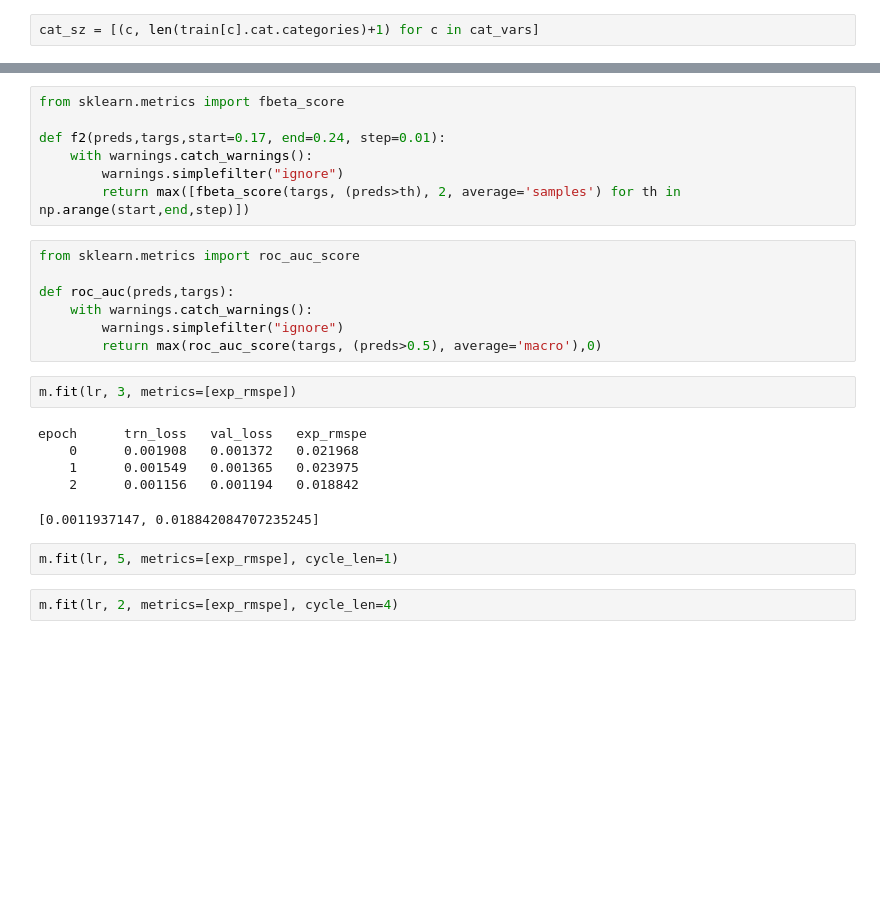
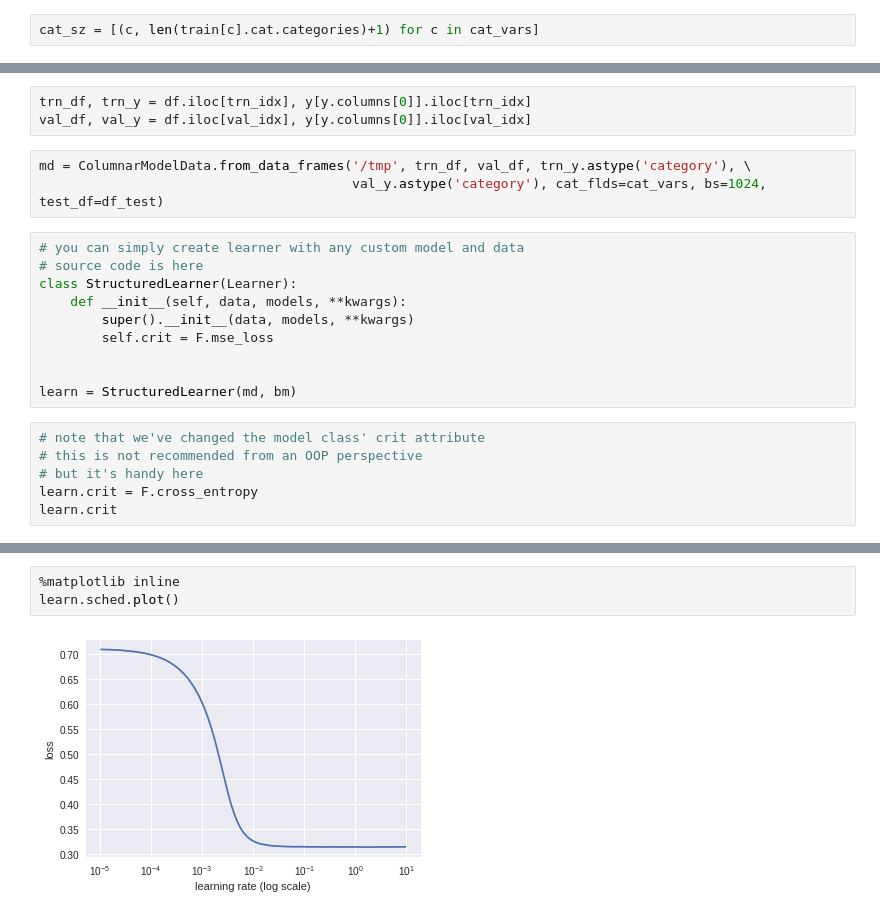
Before and after one commit to oxanozaep/AdTracking-Fraud-Detection, a Jupyter notebook: Neural network.ipynb, the cells around one changed output, grey strips where cells are left out. Cells and saved outputs as stored; diff of their text form; blank space fills up the shorter version.

```diff
--- a/Neural network.ipynb
+++ b/Neural network.ipynb
@@ -258,0 +390,22 @@ lr = 1e-3
+# %%
+trn_df, trn_y = df.iloc[trn_idx], y[y.columns[0]].iloc[trn_idx]
+val_df, val_y = df.iloc[val_idx], y[y.columns[0]].iloc[val_idx]
+# %%
+md = ColumnarModelData.from_data_frames('/tmp', trn_df, val_df, trn_y.astype('category'), \
+                                        val_y.astype('category'), cat_flds=cat_vars, bs=1024, test_df=df_test)
+# %%
+# you can simply create learner with any custom model and data
+# source code is here
+class StructuredLearner(Learner):
+    def __init__(self, data, models, **kwargs):
+        super().__init__(data, models, **kwargs)
+        self.crit = F.mse_loss
+
+
+learn = StructuredLearner(md, bm)
+# %%
+# note that we've changed the model class' crit attribute
+# this is not recommended from an OOP perspective
+# but it's handy here
+learn.crit = F.cross_entropy
+learn.crit
@@ -268,26 +419,5 @@ lr = 1e-4
-# %%
-from sklearn.metrics import fbeta_score
-
-def f2(preds,targs,start=0.17, end=0.24, step=0.01):
-    with warnings.catch_warnings():
-        warnings.simplefilter("ignore")
-        return max([fbeta_score(targs, (preds>th), 2, average='samples') for th in np.arange(start,end,step)])
-# %%
-from sklearn.metrics import roc_auc_score
-
-def roc_auc(preds,targs):
-    with warnings.catch_warnings():
-        warnings.simplefilter("ignore")
-        return max(roc_auc_score(targs, (preds>0.5), average='macro'),0)
-# %%
-m.fit(lr, 3, metrics=[exp_rmspe])
-# %% [output]
-epoch      trn_loss   val_loss   exp_rmspe
-    0      0.001908   0.001372   0.021968
-    1      0.001549   0.001365   0.023975
-    2      0.001156   0.001194   0.018842
-[0.0011937147, 0.018842084707235245]
-# %%
-m.fit(lr, 5, metrics=[exp_rmspe], cycle_len=1)
-# %%
-m.fit(lr, 2, metrics=[exp_rmspe], cycle_len=4)
+# %%
+%matplotlib inline
+learn.sched.plot()
+# %% [output]
+[figure, added]
```
Also changed, not shown: parts of 53 cells of this notebook.
